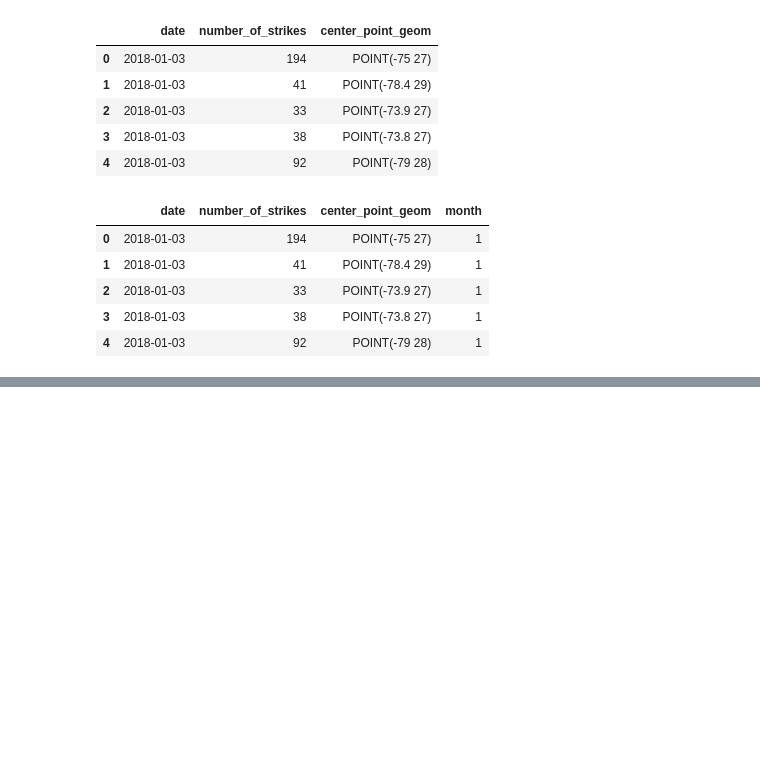
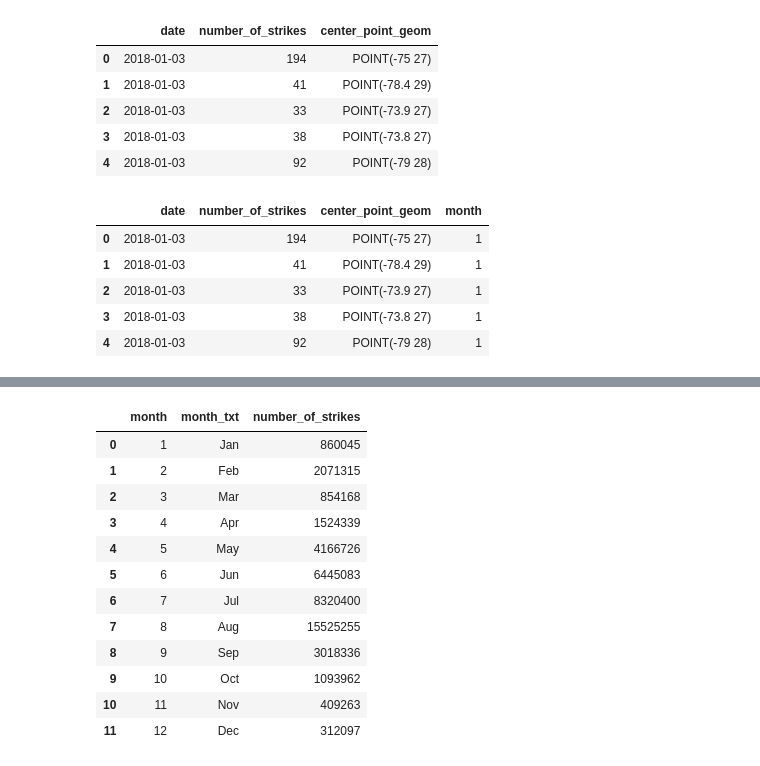
Before and after one commit to mfarucci/AdvancedDataAnalytics, a Jupyter notebook: EDA1.ipynb, the cells around one changed output, grey strips where cells are left out. Saved outputs shown, nothing was run; the diff lists cells and outputs as text; code cells hidden in the pictures; blank space fills up the shorter version.

```diff
--- a/EDA1.ipynb
+++ b/EDA1.ipynb
@@ -102,0 +103,3 @@ df.head()
+# %%
+df_sub = df[['number_of_strikes','month', 'month_txt']]
+df_sub.head()
@@ -103,3 +113,20 @@ df.head()
+# %%
+df_by_month = df_sub.groupby(['month', 'month_txt']).sum().sort_values('month', ascending=True).head(12).reset_index()
+df_by_month
+# %% [output]
+|  | month | month_txt | number_of_strikes |
+| 0 | 1 | Jan | 860045 |
+| 1 | 2 | Feb | 2071315 |
+| 2 | 3 | Mar | 854168 |
+| 3 | 4 | Apr | 1524339 |
+| 4 | 5 | May | 4166726 |
+| 5 | 6 | Jun | 6445083 |
+| 6 | 7 | Jul | 8320400 |
+| 7 | 8 | Aug | 15525255 |
+| 8 | 9 | Sep | 3018336 |
+| 9 | 10 | Oct | 1093962 |
+| 10 | 11 | Nov | 409263 |
+| 11 | 12 | Dec | 312097 |
 # %%
 #Crea vari campi data con estrazione di dati da Python
 # https://docs.python.org/3/library/datetime.html#strftime-and-strptime-behavior
```
Also changed, not shown: parts of 4 cells of this notebook.
